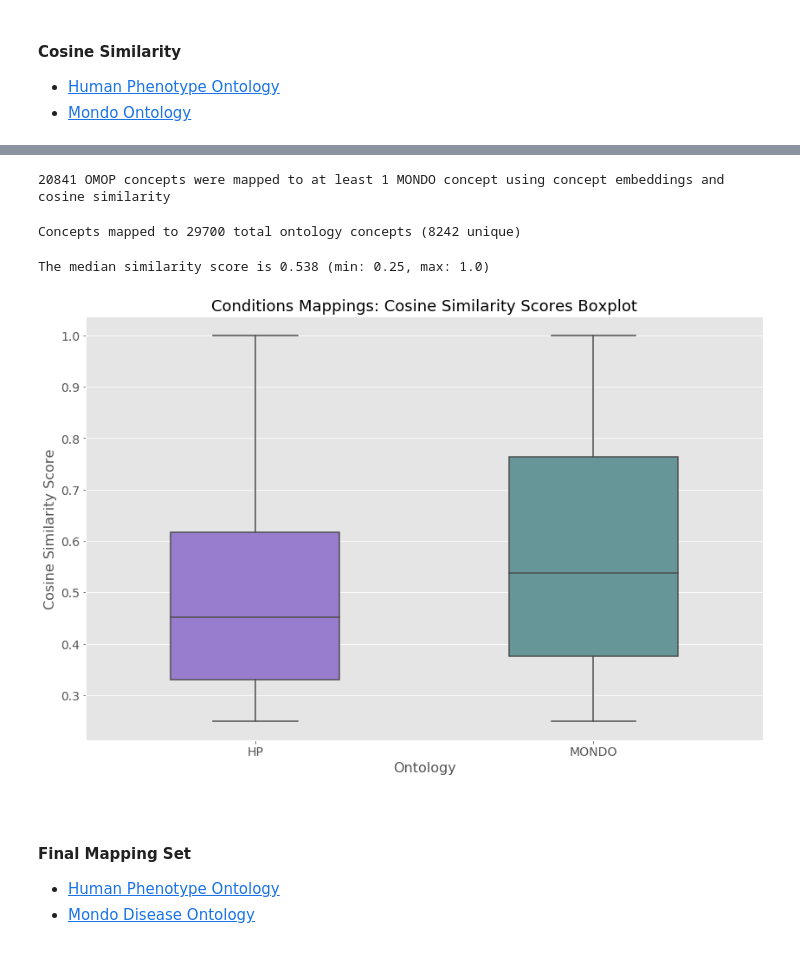
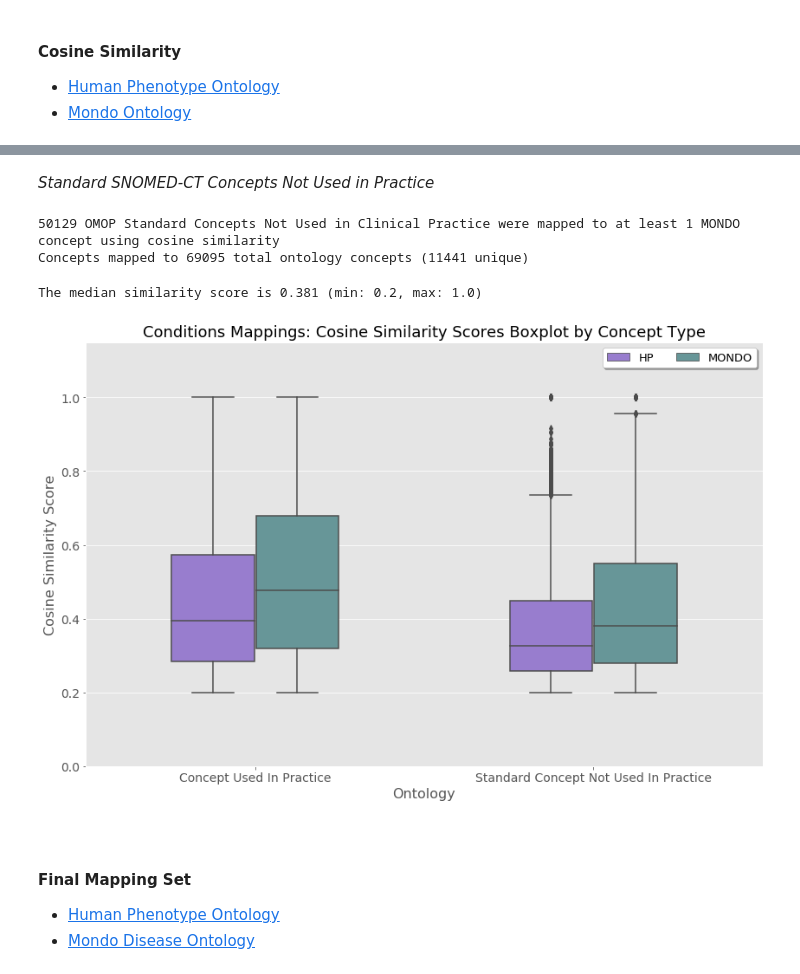
Before and after one commit to callahantiff/OMOP2OBO, a Jupyter notebook: resources/analyses/omop2obo_manuscript_analyses.ipynb, the cells around one changed output, grey strips where cells are left out. Cells and saved outputs as stored; diff of their text form; code cells hidden in the pictures.

Commit message:
completing draft of map results

```diff
--- a/resources/analyses/omop2obo_manuscript_analyses.ipynb
+++ b/resources/analyses/omop2obo_manuscript_analyses.ipynb
@@ -148,8 +151,8 @@ my_pal = {'HP': 'mediumpurple',
           'MONDO': 'cadetblue',
           'UBERON': 'gold',
           'VO': 'rebeccapurple',
-          'PR': 'darkorange',
-          'NCBI': 'mediumturquoise',
+          'PRO': 'darkorange',
+          'NCBITaxon': 'mediumturquoise',
           'CL': 'hotpink',
           'CHEBI': 'limegreen'}
 # %% [markdown]
@@ -1055,0 +1034,14 @@ Concepts mapped to 21533 total ontology concepts (5468 unique)
+# %%
+# process data
+cond_mondo_sim_prac = cond_sim_mondo['Concept Used In Practice']
+
+# obtain ontology concept lists
+cond_mondo_similarity_prac = [x for y in list(cond_mondo_sim_prac['data']['CONCEPT_SIM_CATEGORY_URI']) for x in y.split(' | ')]
+
+# obtain similarity scores
+cond_mondo_similarity_prac_scores = [float(x.split('_')[-1]) for y in list(cond_mondo_sim_prac['data']['CONCEPT_SIM_CATEGORY_EVIDENCE']) for x in y.split(' | ')]
+
+sim_concept = '{} OMOP Concepts Used in Clinical Practice were mapped to at least 1 MONDO concept using cosine similarity'.format(len(cond_mondo_sim_prac['data']))
+sim_concept1 = '\nConcepts mapped to {} total ontology concepts ({} unique)'.format(len(cond_mondo_similarity_prac), len(set(cond_mondo_similarity_prac)))
+
+print(sim_concept, sim_concept1)
@@ -1069,46 +1059,51 @@ Summarizing the results shown below, there were a total of `20,841` `OMOP` conce
+# %% [markdown]
+*Standard SNOMED-CT Concepts Not Used in Practice*
 # %%
-# get mondo results
-cond_mondo_similarity = cond_similarity_ont_data.get_group('MONDO').drop_duplicates().drop('CATEGORY', 1)
+# process data
+cond_mondo_sim_stnd = cond_sim_mondo['Standard Concept Not Used In Practice']
 
 # obtain ontology concept lists
-cond_mondo_similarity_concepts = [x for y in list(cond_mondo_similarity['CATEGORY_SIM_ONT_URI']) for x in y.split(' | ')]
+cond_mondo_similarity_stnd = [x for y in list(cond_mondo_sim_stnd['data']['CONCEPT_SIM_CATEGORY_URI']) for x in y.split(' | ')]
 
 # obtain similarity scores
-cond_mondo_similarity_scores = [float(x.split('_')[-1]) for y in list(cond_mondo_similarity['CATEGORY_SIM_ONT_EVIDENCE']) for x in y.split(' | ')]
+cond_mondo_similarity_stnd_scores = [float(x.split('_')[-1]) for y in list(cond_mondo_sim_stnd['data']['CONCEPT_SIM_CATEGORY_EVIDENCE']) for x in y.split(' | ')]
+
+sim_concept = '{} OMOP Standard Concepts Not Used in Clinical Practice were mapped to at least 1 MONDO concept using cosine similarity'.format(len(cond_mondo_sim_stnd['data']))
+sim_concept1 = '\nConcepts mapped to {} total ontology concepts ({} unique)'.format(len(cond_mondo_similarity_stnd), len(set(cond_mondo_similarity_stnd)))
+
+print(sim_concept, sim_concept1)
+# %% [output]
+50129 OMOP Standard Concepts Not Used in Clinical Practice were mapped to at least 1 MONDO concept using cosine similarity
+Concepts mapped to 69095 total ontology concepts (11441 unique)
-# %%
-print('{} OMOP concepts were mapped to at least 1 MONDO concept using concept embeddings and cosine similarity'.format(len(cond_mondo_similarity)))
-# %% [output]
-20841 OMOP concepts were mapped to at least 1 MONDO concept using concept embeddings and cosine similarity
-# %%
-sim_concept = 'Concepts mapped to {} total ontology concepts ({} unique)'.format(len(cond_mondo_similarity_concepts), len(set(cond_mondo_similarity_concepts)))
-print(sim_concept)
-# %% [output]
-Concepts mapped to 29700 total ontology concepts (8242 unique)
 # %%
-min_score = min(cond_mondo_similarity_scores)
-max_score = max(cond_mondo_similarity_scores)
-median_score = statistics.median(cond_mondo_similarity_scores)
+min_score = min(cond_mondo_similarity_stnd_scores)
+max_score = max(cond_mondo_similarity_stnd_scores)
+median_score = statistics.median(cond_mondo_similarity_stnd_scores)
 
 print('The median similarity score is {} (min: {}, max: {})'.format(median_score, min_score, max_score))
 # %% [output]
-The median similarity score is 0.538 (min: 0.25, max: 1.0)
+The median similarity score is 0.381 (min: 0.2, max: 1.0)
 # %%
 # create plot data
-cond_sim_plot = pd.DataFrame({'Ontology':['HP'] * len(cond_hp_similarity_scores) + ['MONDO'] * len(cond_mondo_similarity_scores),
-                              'Similarity_Score':cond_hp_similarity_scores + cond_mondo_similarity_scores})
+cond_sim_plot = pd.DataFrame({'Ontology':['HP'] * (len(cond_hp_similarity_prac_scores) + len(cond_hp_similarity_stnd_scores)) + ['MONDO'] * (len(cond_mondo_similarity_prac_scores) + len(cond_mondo_similarity_stnd_scores)),
+                              'Concept_Type': ['Concept Used In Practice'] * len(cond_hp_similarity_prac_scores) + ['Standard Concept Not Used In Practice'] * len(cond_hp_similarity_stnd_scores) + ['Concept Used In Practice'] * len(cond_mondo_similarity_prac_scores) + ['Standard Concept Not Used In Practice'] * len(cond_mondo_similarity_stnd_scores),
+                              'Similarity_Score': cond_hp_similarity_prac_scores + cond_hp_similarity_stnd_scores + cond_mondo_similarity_prac_scores + cond_mondo_similarity_stnd_scores})
 
 # create box plot
 fig, ax = plt.subplots(1, 1, figsize=(14, 9))
-sboxplot = sns.boxplot(y='Similarity_Score', x='Ontology', data=cond_sim_plot, width=0.5, palette=my_pal)
+sboxplot = sns.boxplot(y='Similarity_Score', x='Concept_Type', hue='Ontology', data=cond_sim_plot, width=0.5, palette=my_pal)
 
-plt.title('Conditions Mappings: Cosine Similarity Scores Boxplot', fontsize=18)
+plt.title('Conditions Mappings: Cosine Similarity Scores Boxplot by Concept Type', fontsize=18)
 plt.suptitle("")
 plt.xlabel('Ontology', fontsize=16)
 plt.ylabel('Cosine Similarity Score', fontsize=16)
 plt.tick_params(labelsize=14)
+plt.ylim(0, 1.15)
+plt.legend(title='', fontsize=13, title_fontsize=12,
+           shadow=True, facecolor='white', edgecolor='darkgray', ncol=2)
 plt.show()
 # %% [output]
-[figure, old version]
+[figure, new version]
 # %% [markdown]
 <br>
 
```
Also changed, not shown: parts of 529 cells of this notebook.
